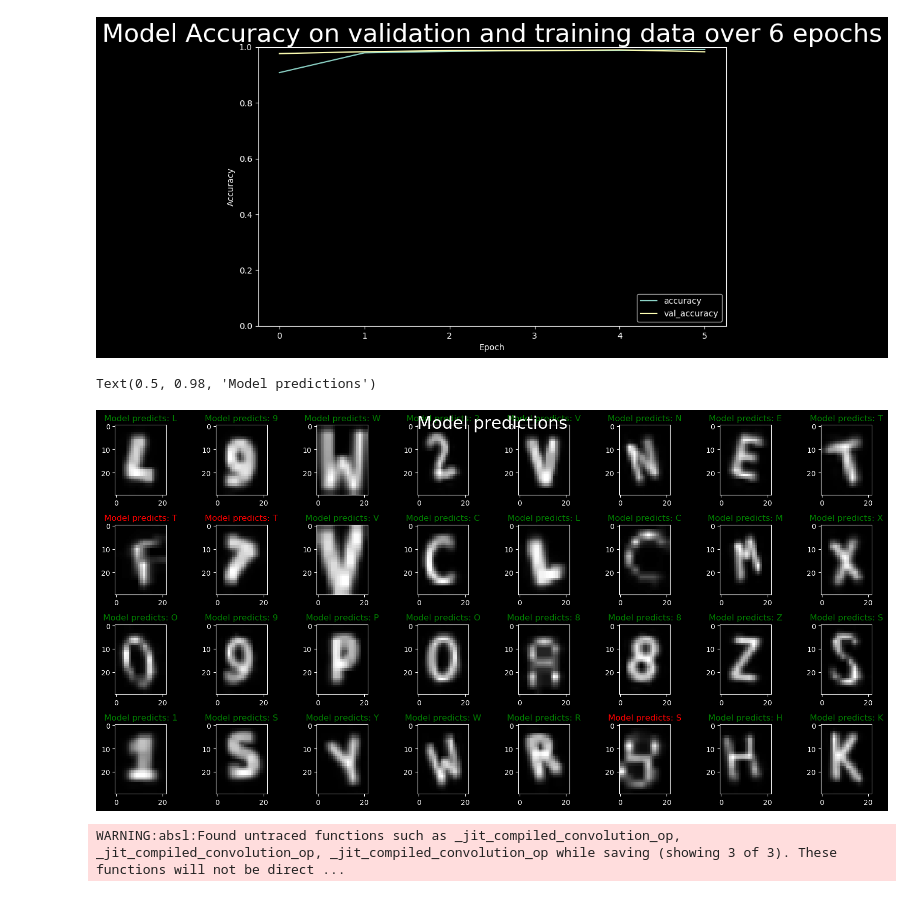
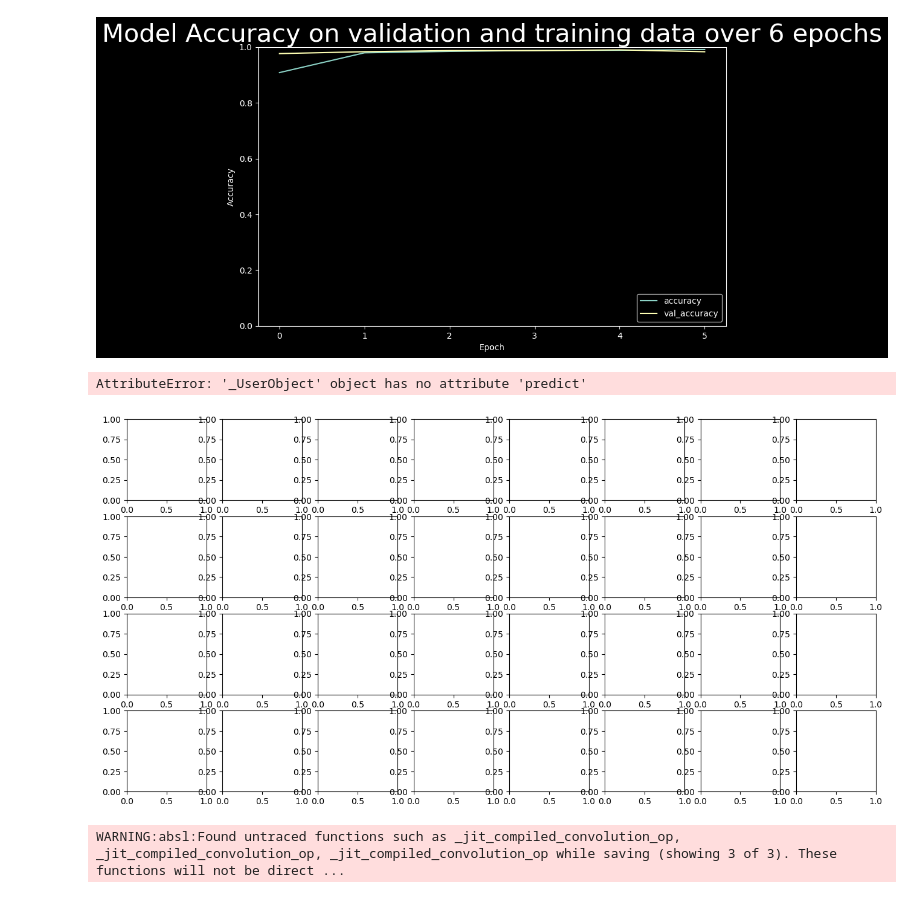
Before and after one commit to 1mackenziekyle/enph353_controller_pkg, a Jupyter notebook: src/generate_letters.ipynb, the cells around one changed output. Drawn from its saved outputs; the diff is of its cells as text; code cells hidden in the pictures.

Commit message:
Moved models over

```diff
--- a/src/generate_letters.ipynb
+++ b/src/generate_letters.ipynb
@@ -16,7 +13,9 @@ from tensorflow.keras import models, layers, optimizers
 # %% [markdown]
 ### Setup: set file paths
 # %%
-MODEL_SAVE_PATH = '~/ros_ws/src/controller_pkg/assets/models/character_recognition_compressed'
+MODEL_SAVE_PATH = '/home/fizzer/ros_ws/src/controller_pkg/assets/models/character_recognition_compressed'
+MODEL_LOAD_PATH = '/home/fizzer/ros_ws/src/controller_pkg/assets/models/character_recognition'
+LOAD_MODEL = True
 # %% [markdown]
 # Part 1: Test generating single letter
 # %%
@@ -174,10 +173,10 @@ for i in range(2000):
     rotated = ndimage.interpolation.rotate(letter_images, np.random.randint(-20,20), axes=(1,2), reshape=False)
     results = []
     for j in range(36):
-        x_ratio = np.random.rand() * 0.4 + 0.6 # 0.6 ~ 1
-        y_ratio = np.random.rand() * 0.4 + 0.6 # 0.6 ~ 1
-        compressed = cv2.resize(rotated[j], (int(rotated[j].shape[1]*x_ratio), int(rotated[j].shape[0]*y_ratio)))
-        expanded = cv2.resize(compressed, (rotated[j].shape[1], rotated[j].shape[0]), interpolation=cv2.INTER_CUBIC)
+        # x_ratio = np.random.rand() * 0.4 + 0.6 # 0.6 ~ 1
+        # y_ratio = np.random.rand() * 0.4 + 0.6 # 0.6 ~ 1
+        # compressed = cv2.resize(rotated[j], (int(rotated[j].shape[1]*x_ratio), int(rotated[j].shape[0]*y_ratio)))
+        # expanded = cv2.resize(compressed, (rotated[j].shape[1], rotated[j].shape[0]), interpolation=cv2.INTER_CUBIC)
         pts1 = np.float32([[0, 0], [10, 0], [0, 10], [10, 10]])
         pts2 = np.float32([[x + RAND_RANGE*unit_rand(), y + RAND_RANGE*unit_rand()] for x, y in pts1])
         # Apply Perspective Transform Algorithm
@@ -282,5 +294,8 @@ model.compile(optimizer='adam',
               loss=tf.keras.losses.CategoricalCrossentropy(from_logits=False),
               metrics=['accuracy'])
 
-history = model.fit(X_train, Y_train, epochs=EPOCHS,
-                    validation_data=(X_valid, Y_valid))
+if not LOAD_MODEL:
+    history = model.fit(X_train, Y_train, epochs=EPOCHS,
+                        validation_data=(X_valid, Y_valid))
+else:
+    model = tf.saved_model.load(MODEL_LOAD_PATH)
@@ -314,21 +316,21 @@ Text(0.5, 1.0, 'Model Accuracy on validation and training data over 6 epochs')
 # %%
 
 fig, axs = plt.subplots(4,8, figsize=(16,8))
 for i in range(32):
     n = np.random.randint(X_valid.shape[0])
     input = tf.expand_dims(tf.expand_dims(X_valid[n], -1), 0)
     label = itoc[np.argmax(Y_valid[n])]
-    ypred = str(itoc[np.argmax(model(input))])
+    ypred = str(itoc[np.argmax(model.predict(input))])
     axs[i//8, i%8].imshow(X_valid[n], cmap='gray')
     if label == ypred:
         axs[i//8, i%8].set_title('Model predicts: ' + ypred, color='green')
     else:
         axs[i//8, i%8].set_title('Model predicts: ' + ypred, color='red')
 fig.tight_layout()
 fig.suptitle('Model predictions', fontsize=24)
 # %% [output]
-Text(0.5, 0.98, 'Model predictions')
+AttributeError: '_UserObject' object has no attribute 'predict'
-[figure, old version]
+[figure, new version]
 # %%
 model.save(MODEL_SAVE_PATH)
 # %% [output]
```
Also changed, not shown: parts of 10 cells of this notebook, 9 other files.
